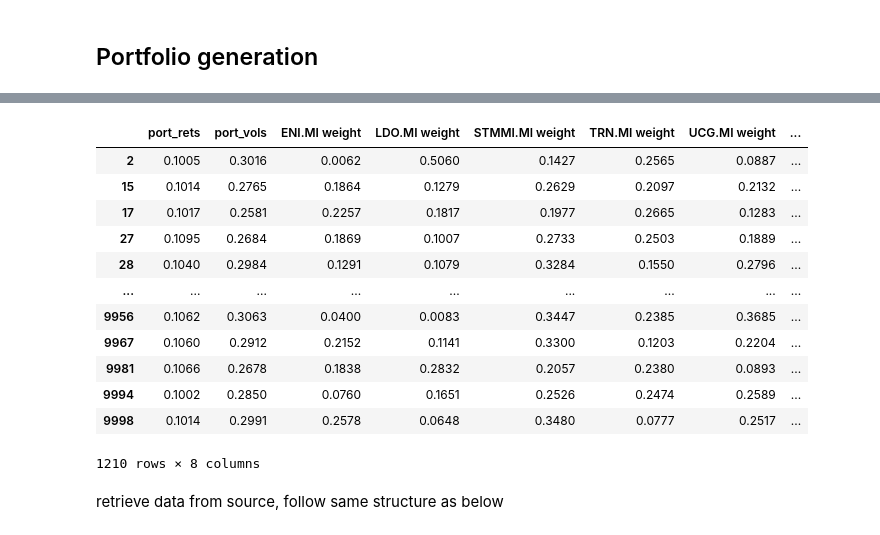
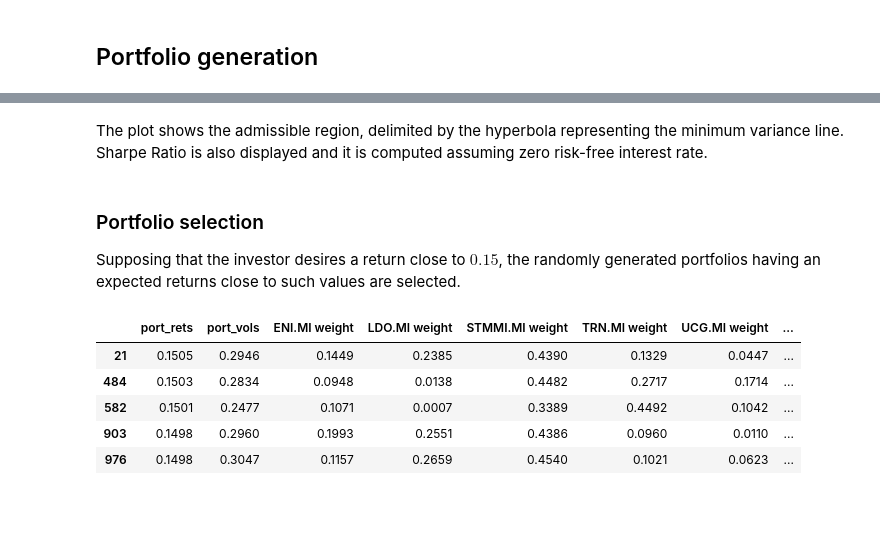
Before and after one commit to FabioNicotra/FabiosPortfolio, a Jupyter notebook: 04_PortfolioSimulation/PortfolioSImulation.ipynb, the cells around one changed output, grey strips where cells are left out. Drawn from its saved outputs; the diff is of its cells as text; code cells hidden in the pictures; blank space fills up the shorter version.

Commit message:
Updated PortfolioSimulation

```diff
--- a/04_PortfolioSimulation/PortfolioSImulation.ipynb
+++ b/04_PortfolioSimulation/PortfolioSImulation.ipynb
@@ -231,25 +238,24 @@ fig.update_yaxes(showspikes=True)
 fig.show()
 # %% [output]
 [interactive output not drawn]
+# %% [markdown]
+The plot shows the admissible region, delimited by the hyperbola representing the minimum variance line. Sharpe Ratio is also displayed and it is computed assuming zero risk-free interest rate.
 # %%
 # Format the plot and save it as html file
 fig.update_xaxes(spikecolor="black"), fig.update_yaxes(spikecolor="black")
 fig.update_layout(template="plotly_white",)
 fig.write_html("markowitz.html")
+# %% [markdown]
+### Portfolio selection
+Supposing that the investor desires a return close to $0.15$, the randomly generated portfolios having an expected returns close to such values are selected.
 # %%
-return_lowerBound, return_upperBound = 0.1, 0.11
-portfolioSamples[(portfolioSamples['port_rets']>return_lowerBound) & (portfolioSamples['port_rets']<=return_upperBound)]
+desiredReturn = 0.15
+return_lowerBound, return_upperBound = desiredReturn - 0.001, desiredReturn + 0.001
+portfolioSamples[(portfolioSamples['port_rets']>return_lowerBound) & (portfolioSamples['port_rets']<=return_upperBound)].head()
 # %% [output]
 |  | port_rets | port_vols | ENI.MI weight | LDO.MI weight | STMMI.MI weight | TRN.MI weight | UCG.MI weight | ... |
-| 2 | 0.1005 | 0.3016 | 0.0062 | 0.5060 | 0.1427 | 0.2565 | 0.0887 | ... |
-| 15 | 0.1014 | 0.2765 | 0.1864 | 0.1279 | 0.2629 | 0.2097 | 0.2132 | ... |
-| 17 | 0.1017 | 0.2581 | 0.2257 | 0.1817 | 0.1977 | 0.2665 | 0.1283 | ... |
-| 27 | 0.1095 | 0.2684 | 0.1869 | 0.1007 | 0.2733 | 0.2503 | 0.1889 | ... |
-| 28 | 0.1040 | 0.2984 | 0.1291 | 0.1079 | 0.3284 | 0.1550 | 0.2796 | ... |
-| ... | ... | ... | ... | ... | ... | ... | ... | ... |
-| 9956 | 0.1062 | 0.3063 | 0.0400 | 0.0083 | 0.3447 | 0.2385 | 0.3685 | ... |
-| 9967 | 0.1060 | 0.2912 | 0.2152 | 0.1141 | 0.3300 | 0.1203 | 0.2204 | ... |
-| 9981 | 0.1066 | 0.2678 | 0.1838 | 0.2832 | 0.2057 | 0.2380 | 0.0893 | ... |
-| 9994 | 0.1002 | 0.2850 | 0.0760 | 0.1651 | 0.2526 | 0.2474 | 0.2589 | ... |
-| 9998 | 0.1014 | 0.2991 | 0.2578 | 0.0648 | 0.3480 | 0.0777 | 0.2517 | ... |
+| 21 | 0.1505 | 0.2946 | 0.1449 | 0.2385 | 0.4390 | 0.1329 | 0.0447 | ... |
+| 484 | 0.1503 | 0.2834 | 0.0948 | 0.0138 | 0.4482 | 0.2717 | 0.1714 | ... |
+| 582 | 0.1501 | 0.2477 | 0.1071 | 0.0007 | 0.3389 | 0.4492 | 0.1042 | ... |
+| 903 | 0.1498 | 0.2960 | 0.1993 | 0.2551 | 0.4386 | 0.0960 | 0.0110 | ... |
+| 976 | 0.1498 | 0.3047 | 0.1157 | 0.2659 | 0.4540 | 0.1021 | 0.0623 | ... |
-1210 rows × 8 columns
@@ -262,2 +261,0 @@ portfolioSamples.iloc[portfolio_index]
-# %% [markdown]
-retrieve data from source, follow same structure as below
```
Also changed, not shown: parts of 36 cells of this notebook, 1 other file.
